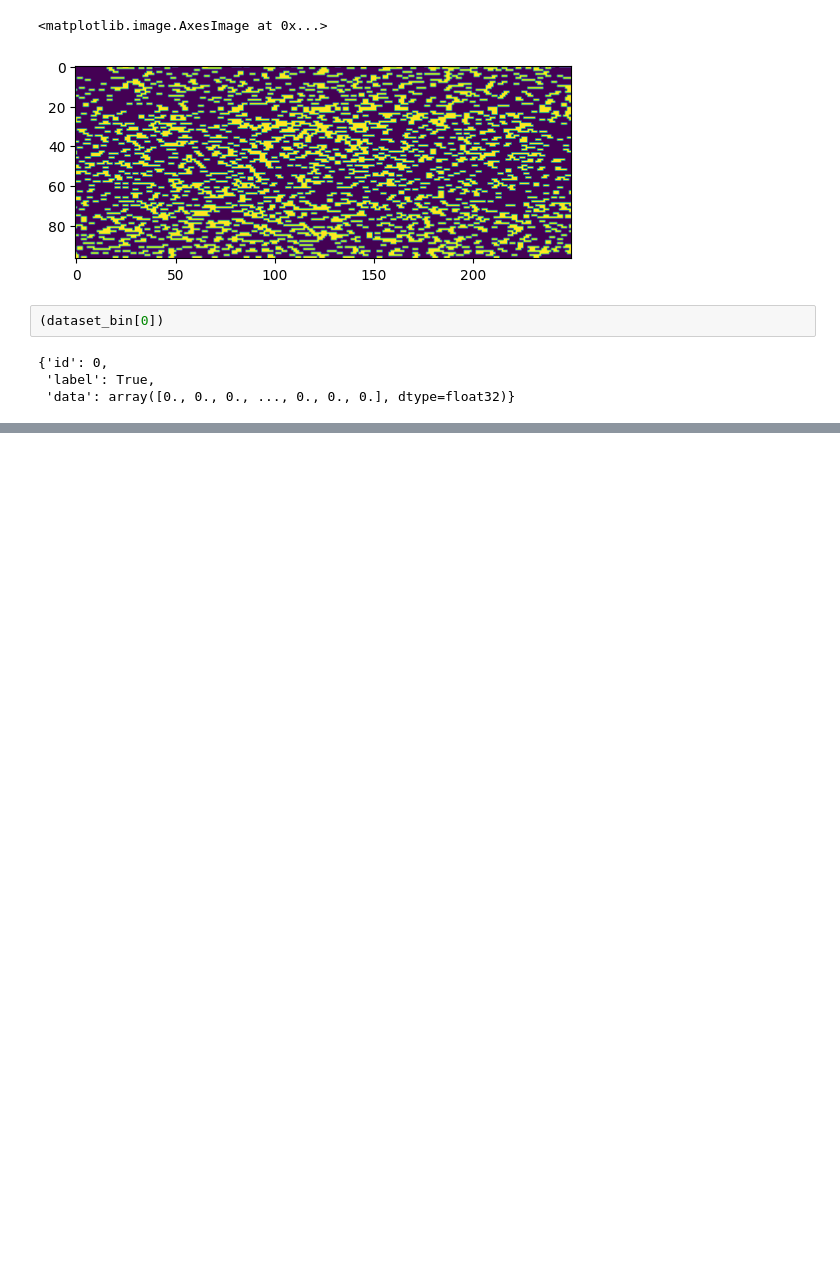
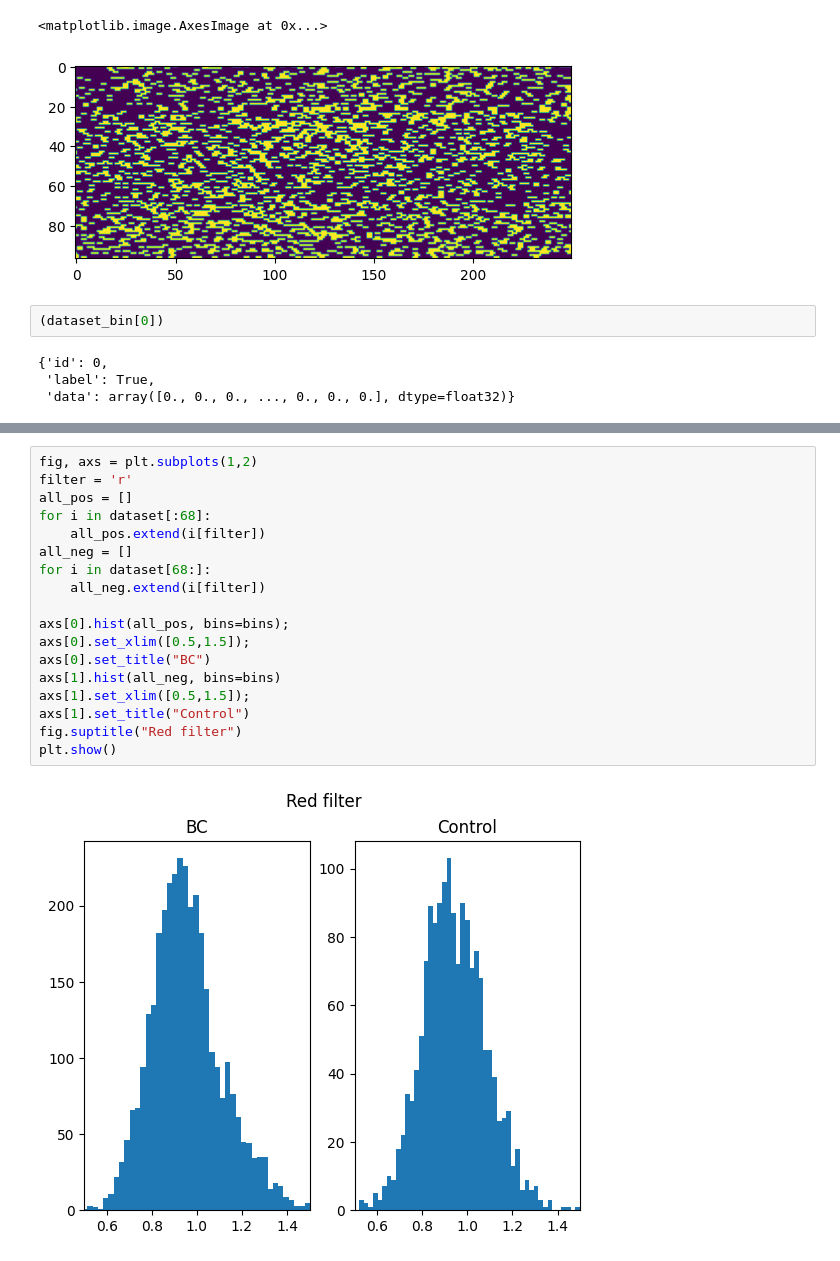
Before and after one commit to grinvolod13/cancer-classification-hopfield-izhekevich, a Jupyter notebook: data_overview.ipynb, the cells around one changed output, grey strips where cells are left out. Saved outputs shown, nothing was run; the diff lists cells and outputs as text; blank space fills up the shorter version.

```diff
--- a/data_overview.ipynb
+++ b/data_overview.ipynb
@@ -226,0 +201,20 @@ for i in range(len(binary_output)):
+# %%
+fig, axs = plt.subplots(1,2)
+filter = 'r'
+all_pos = []
+for i in dataset[:68]:
+    all_pos.extend(i[filter])
+all_neg = []
+for i in dataset[68:]:
+    all_neg.extend(i[filter])
+
+axs[0].hist(all_pos, bins=bins);
+axs[0].set_xlim([0.5,1.5]);
+axs[0].set_title("BC")
+axs[1].hist(all_neg, bins=bins)
+axs[1].set_xlim([0.5,1.5]);
+axs[1].set_title("Control")
+fig.suptitle("Red filter")
+plt.show()
+# %% [output]
+[figure, added]
```
Also changed, not shown: parts of 24 cells of this notebook, 1 other file.
